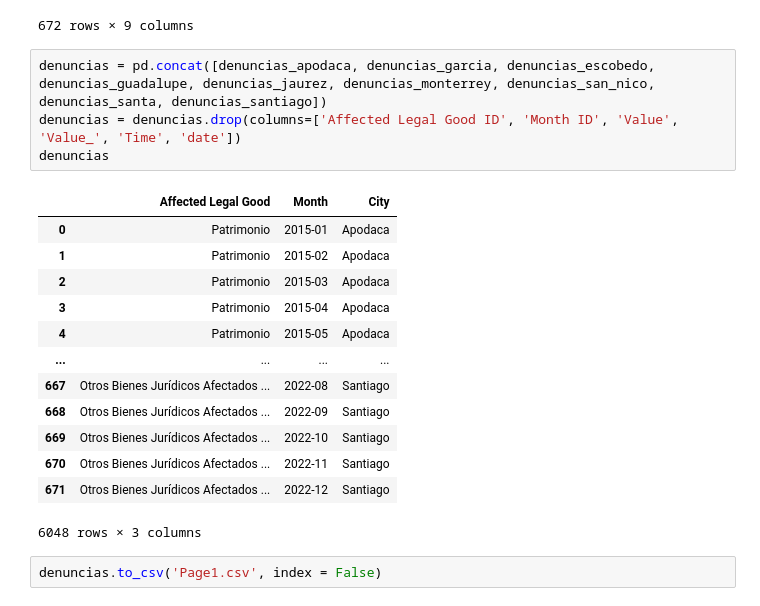
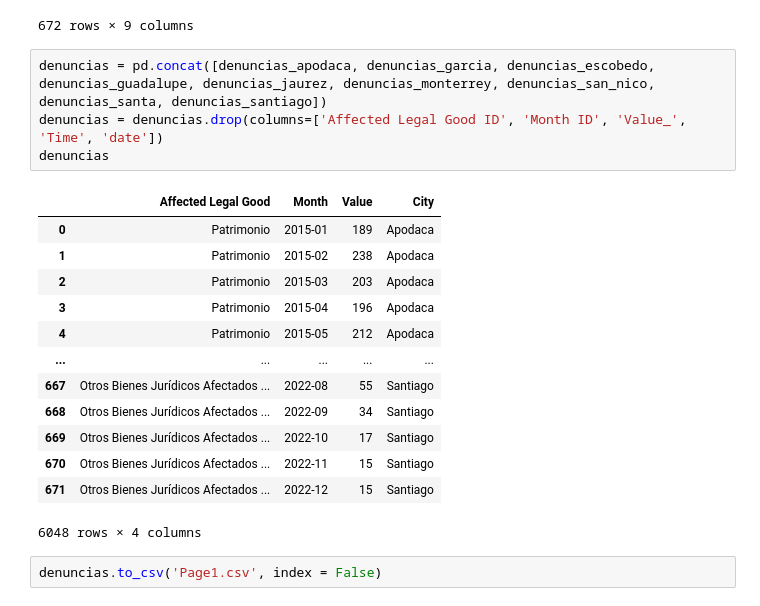
Before and after one commit to JosePabloGFnl/Monterrey-Violence, a Jupyter notebook: city-crimes.ipynb, the cells around one changed output. Saved outputs shown, nothing was run; the diff lists cells and outputs as text.

```diff
--- a/city-crimes.ipynb
+++ b/city-crimes.ipynb
@@ -43,22 +43,22 @@ denuncias_apodaca
 672 rows × 9 columns
 # %%
 denuncias = pd.concat([denuncias_apodaca, denuncias_garcia, denuncias_escobedo, denuncias_guadalupe, denuncias_jaurez, denuncias_monterrey, denuncias_san_nico, denuncias_santa, denuncias_santiago])
-denuncias = denuncias.drop(columns=['Affected Legal Good ID', 'Month ID', 'Value', 'Value_', 'Time', 'date'])
+denuncias = denuncias.drop(columns=['Affected Legal Good ID', 'Month ID', 'Value_', 'Time', 'date'])
 denuncias
 # %% [output]
-|  | Affected Legal Good | Month | City |
-| 0 | Patrimonio | 2015-01 | Apodaca |
-| 1 | Patrimonio | 2015-02 | Apodaca |
-| 2 | Patrimonio | 2015-03 | Apodaca |
-| 3 | Patrimonio | 2015-04 | Apodaca |
-| 4 | Patrimonio | 2015-05 | Apodaca |
-| ... | ... | ... | ... |
-| 667 | Otros Bienes Jurídicos Afectados ... | 2022-08 | Santiago |
-| 668 | Otros Bienes Jurídicos Afectados ... | 2022-09 | Santiago |
-| 669 | Otros Bienes Jurídicos Afectados ... | 2022-10 | Santiago |
-| 670 | Otros Bienes Jurídicos Afectados ... | 2022-11 | Santiago |
-| 671 | Otros Bienes Jurídicos Afectados ... | 2022-12 | Santiago |
+|  | Affected Legal Good | Month | Value | City |
+| 0 | Patrimonio | 2015-01 | 189 | Apodaca |
+| 1 | Patrimonio | 2015-02 | 238 | Apodaca |
+| 2 | Patrimonio | 2015-03 | 203 | Apodaca |
+| 3 | Patrimonio | 2015-04 | 196 | Apodaca |
+| 4 | Patrimonio | 2015-05 | 212 | Apodaca |
+| ... | ... | ... | ... | ... |
+| 667 | Otros Bienes Jurídicos Afectados ... | 2022-08 | 55 | Santiago |
+| 668 | Otros Bienes Jurídicos Afectados ... | 2022-09 | 34 | Santiago |
+| 669 | Otros Bienes Jurídicos Afectados ... | 2022-10 | 17 | Santiago |
+| 670 | Otros Bienes Jurídicos Afectados ... | 2022-11 | 15 | Santiago |
+| 671 | Otros Bienes Jurídicos Afectados ... | 2022-12 | 15 | Santiago |
-6048 rows × 3 columns
+6048 rows × 4 columns
 # %%
 denuncias.to_csv('Page1.csv', index = False)
 # %% [markdown]
```
Also changed, not shown: 2 other files.
